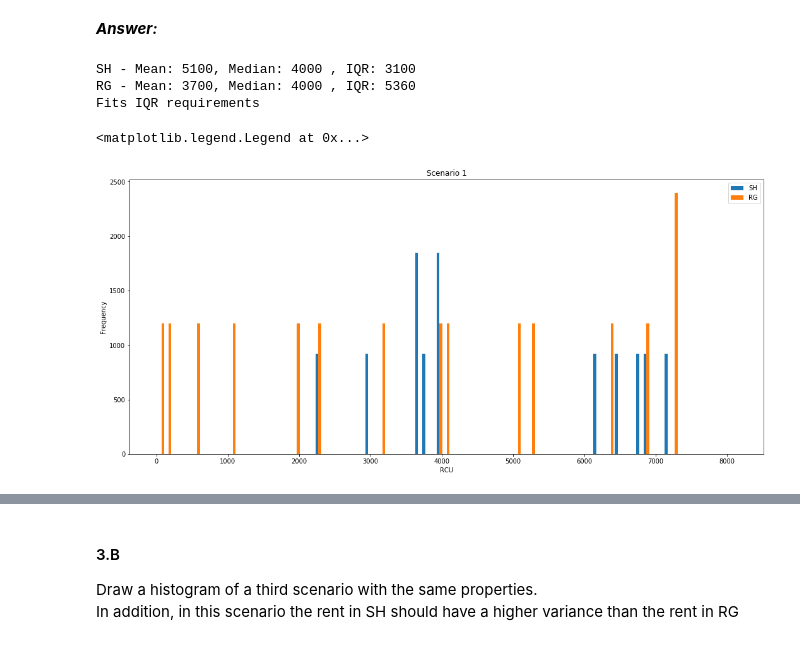
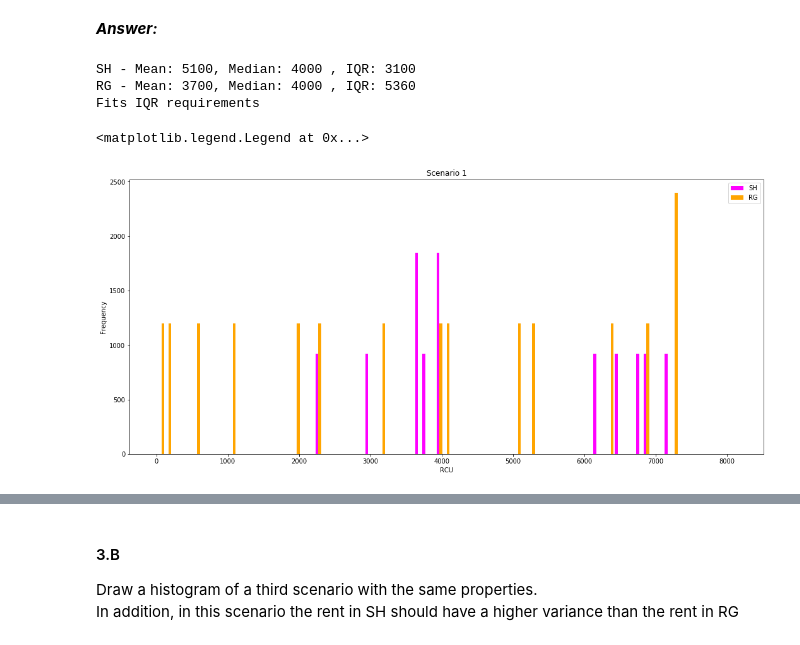
Before and after one commit to mayakerem/StatisticsDataAnalysis, a Jupyter notebook: HW1.ipynb, the cells around one changed output, grey strips where cells are left out. Cells and saved outputs as stored; diff of their text form; code cells hidden in the pictures.

```diff
--- a/HW1.ipynb
+++ b/HW1.ipynb
@@ -218,38 +224,32 @@ Draw histograms that describe 2 different scenarii of possible distributions of
 ***Answer:***
 # %%
 # Setting up SH
-
-# We use seed so we dont change the set of randomized numbers
-np.random.seed(101)
-
 sh_pop = 12000
-s_t=np.array([4000, 3800, 6900, 3700, 6500, 3700, 6800, 3990, 6210, 3000, 7200, 2300, 8200] * int(sh_pop/13))
+s_t = np.array([4000, 3800, 6900, 3700, 6500, 3700, 6800, 3990, 6210, 3000, 7200, 2300, 8200] * int(sh_pop/13))
 
 print('SH - Mean: {}, Median: {} , IQR: {}'.format(int(np.mean(s_t)), int(np.median(s_t)), int(stats.iqr(s_t))))
 
 # Setting up RG
-np.random.seed(101)
-
 rg_pop = 18000
 s_2t =np.array([4000, 20, 7300, 120, 7280, 520, 6880, 1020, 6380, 2000, 5300, 2300, 5100, 3200, 4080] * int(rg_pop/15))
 
 print('RG - Mean: {}, Median: {} , IQR: {}'.format(int(np.mean(s_2t)), int(np.median(s_2t)), int(stats.iqr(s_2t))))
 
 if (stats.iqr(s_t) < stats.iqr(s_2t)):
     print ('Fits IQR requirements')
 
 figure, ax = plt.subplots(figsize = (18,8))
-ax.hist([s_t,s_2t], bins = np.arange(min(min(s_t),min(s_2t)), max(max(s_t), max(s_2t)), 100), label=['SH','RG'])
+ax.hist([s_t,s_2t], bins = np.arange(min(min(s_t),min(s_2t)), max(max(s_t), max(s_2t)), 100), color = ['magenta','orange'], histtype='bar', label=['SH','RG'])
 plt.title('Scenario 1')
 plt.xlabel('RCU')
 plt.ylabel('Frequency')
 plt.legend()
 # %% [output]
 SH - Mean: 5100, Median: 4000 , IQR: 3100
 RG - Mean: 3700, Median: 4000 , IQR: 5360
 Fits IQR requirements
 <matplotlib.legend.Legend at 0x...>
-[figure, old version]
+[figure, new version]
 # %%
 # Scenario 2
 # Setting up SH
```
Also changed, not shown: parts of 9 cells of this notebook.
